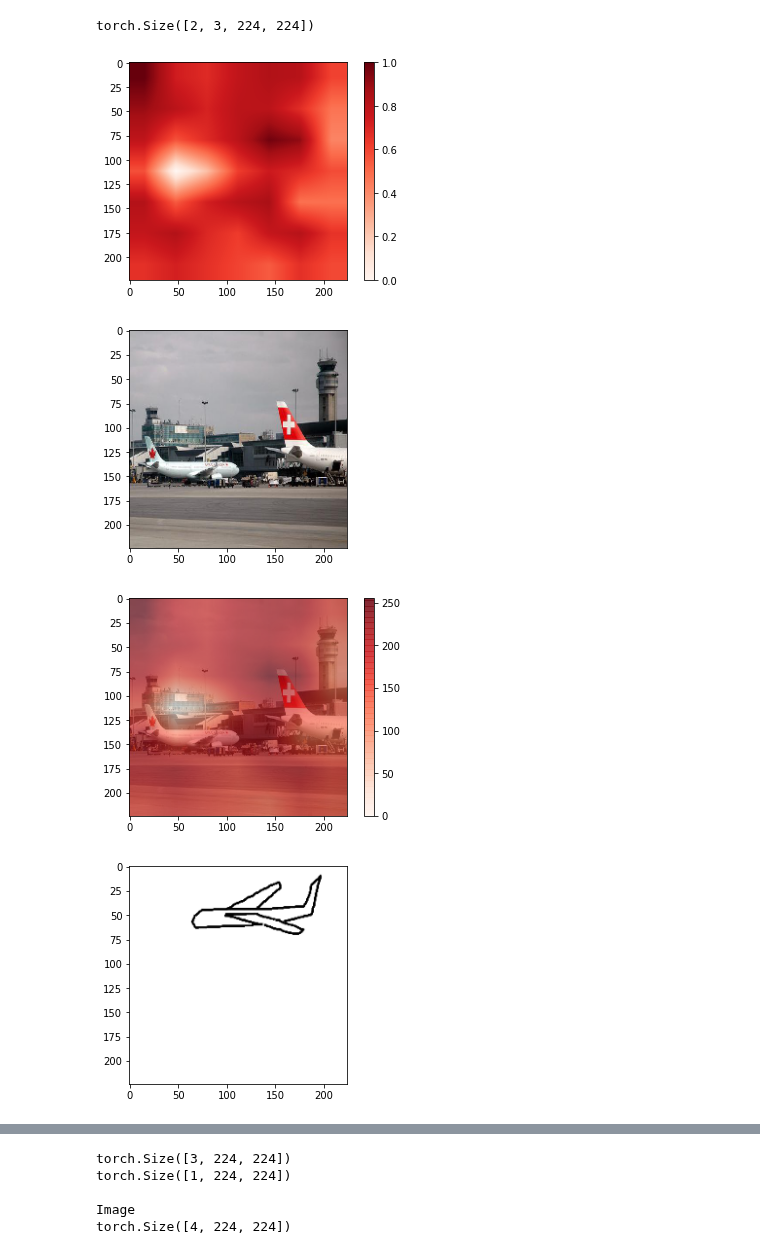
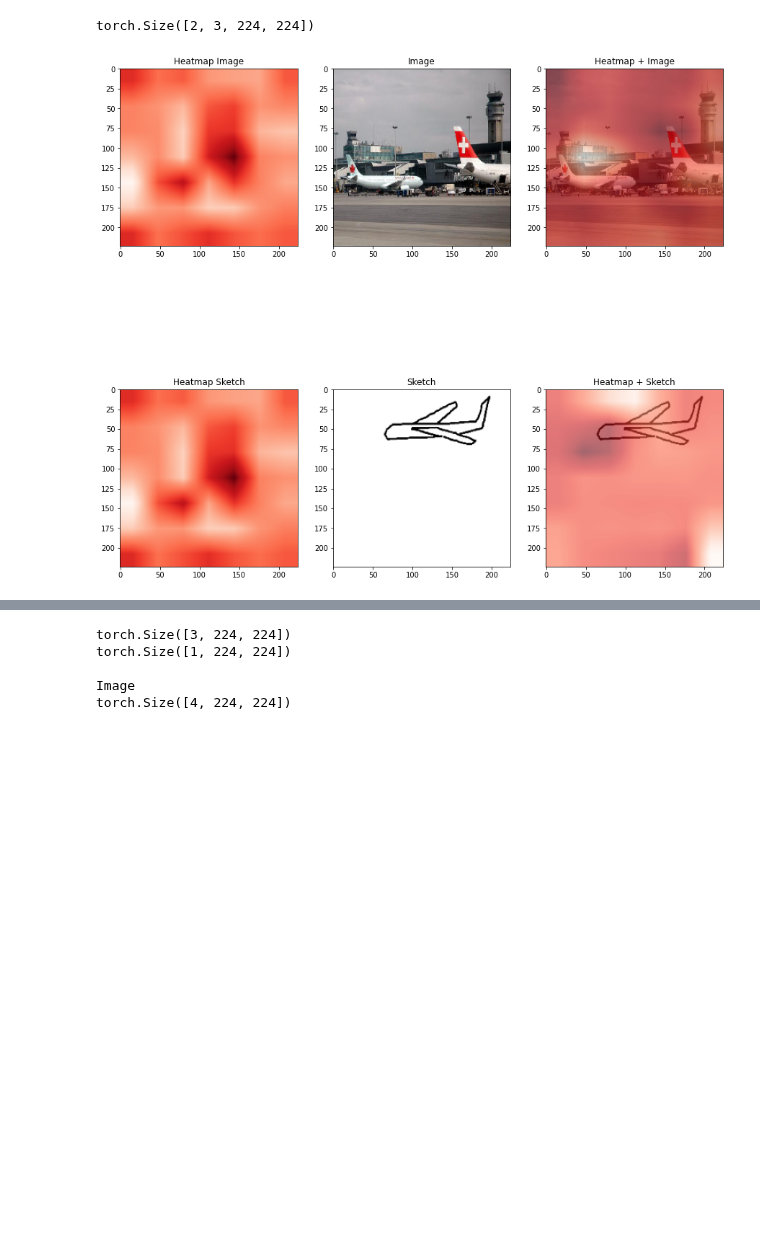
Before and after one commit to VisiumCH/AMLD-2021-Sketchy, a Jupyter notebook: notebooks/AttentionPlot.ipynb, the cells around one changed output, grey strips where cells are left out. Cells and saved outputs as stored; diff of their text form; code cells hidden in the pictures; blank space fills up the shorter version.

Commit message:
pretty plots

```diff
--- a/notebooks/AttentionPlot.ipynb
+++ b/notebooks/AttentionPlot.ipynb
@@ -101,39 +101,46 @@ torch.Size([2, 3, 224, 224])
 def transpose(tensor):
     array = tensor.detach().numpy()
     return np.transpose(array, (1,2,0))
+# %%
+plt.rcParams["figure.figsize"] = (15,15)
 # %%
 for i in range(im_log.size(0)): # number of images
-    # Heatmap
-    heat_map = attn_im[i].squeeze().detach().numpy()
-    plt.imshow(heat_map, cmap='Reds')
-    plt.colorbar()
-    plt.show()
+
+    fig, ((ax1, ax2, ax3), (ax4, ax5, ax6)) = plt.subplots(2, 3)
+
+    # Heatmap Image
+    heat_map_im = attn_im[i].squeeze().detach().numpy()
+    ax1.imshow(heat_map, cmap='Reds')
+    ax1.set(title='Heatmap Image')
 
     # Image
     im = transpose(im_log[i])
-    plt.imshow(im)
-    plt.show()
+    ax2.imshow(im)
+    ax2.set(title='Image')
 
     # Both: Heatmap + Image
-    plt.imshow(im)
-    array = plt.imshow(255 * heat_map, alpha=0.6, cmap='Reds')
-    plt.colorbar()
-    plt.axis('on')
-    plt.show()
+    ax3.imshow(im)
+    ax3.imshow(255 * heat_map_im, alpha=0.6, cmap='Reds')
+    ax3.axis('on')
+    ax3.set(title='Heatmap + Image')
+
+    # Heatmap Sketch
+    heat_map_sk = attn_sk[i].squeeze().detach().numpy()
+    ax4.imshow(heat_map, cmap='Reds')
+    ax4.set(title='Heatmap Sketch')
 
     # Sketch
     sk = transpose(sk_log[i])
-    plt.imshow(sk)
-    plt.show()
+    ax5.imshow(sk)
+    ax5.set(title='Sketch')
 
     # Both: Heatmap + Sketch
-    plt.imshow(sk)
-    array = plt.imshow(255 * heat_map, alpha=0.6, cmap='Reds')
-    plt.colorbar()
-    plt.axis('on')
+    ax6.imshow(sk)
+    ax6.imshow(255 * heat_map_sk, alpha=0.6, cmap='Reds')
+    ax6.axis('on')
+    ax6.set(title='Heatmap + Sketch')
+
     plt.show()
+    break
 # %% [output]
-[figure, old version]
+[figure, new version]
-[figure, removed]
-[figure, removed]
-[figure, removed]
```
Also changed, not shown: parts of 1 cell of this notebook.
